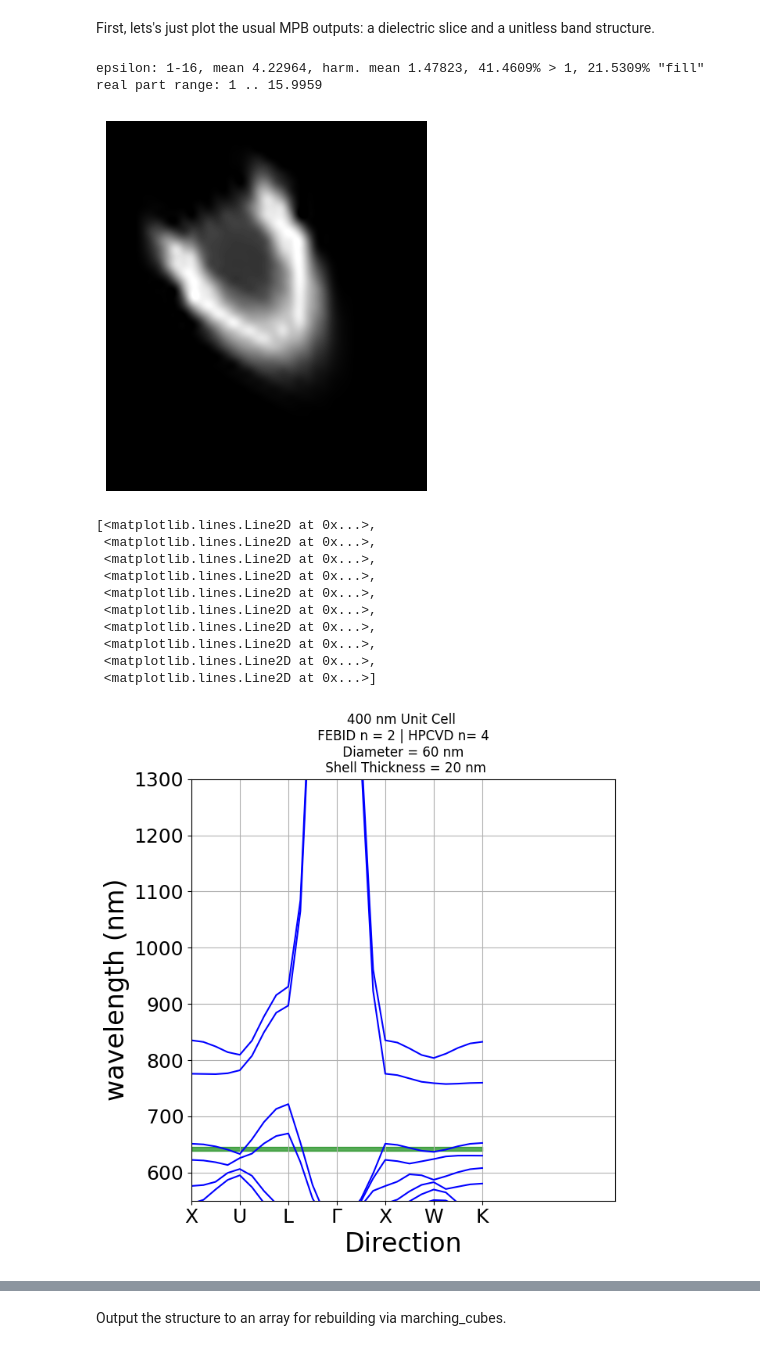
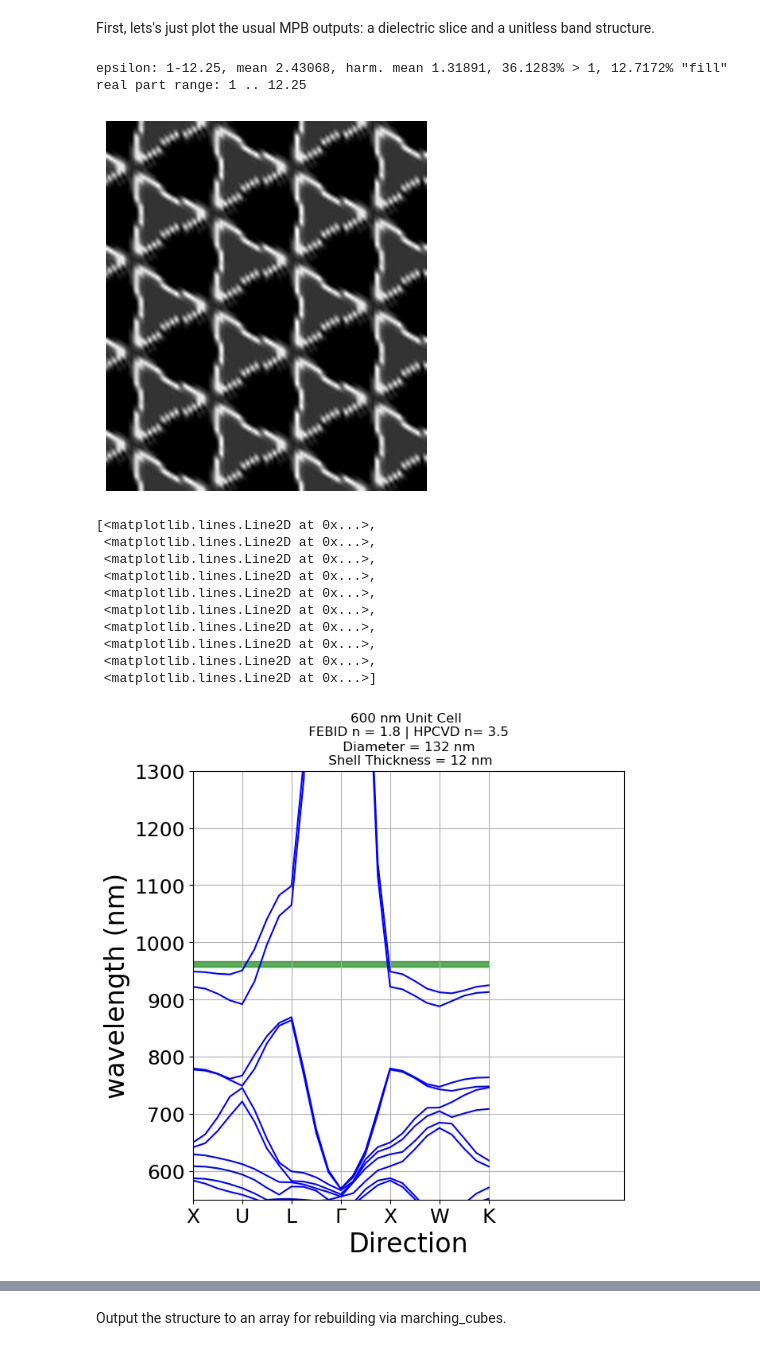
Before and after one commit to bhacha/crystalbuilder, a Jupyter notebook: examples/VedoAndMPB/DiamondPhCs/core_shell_diamond.ipynb, the cells around one changed output, grey strips where cells are left out. Saved outputs shown, nothing was run; the diff lists cells and outputs as text; code cells hidden in the pictures.

```diff
--- a/examples/VedoAndMPB/DiamondPhCs/core_shell_diamond.ipynb
+++ b/examples/VedoAndMPB/DiamondPhCs/core_shell_diamond.ipynb
@@ -43,7 +45,7 @@ diamond_points = [
 ]
 
 
-radius = .075
+radius = .11
 rel_diam = (radius*2)/a_conv
 cylinder_1 = geo.Cylinder.from_vertices([diamond_points[0], diamond_points[1]], radius=radius)
 cylinder_2 = geo.Cylinder.from_vertices([diamond_points[0], diamond_points[2]], radius=radius)
@@ -54,7 +56,7 @@ unit_cell = [cylinder_1, cylinder_2, cylinder_3, cylinder_4]
 # %% [markdown]
 We then use the same vertices to build the shell, by passing a different value for the radius. Right now, these structures will be independent. When we convert them to MPB objects, one will overwrite the other and form the core-shell structure.
 # %%
-shell_radius = .05
+shell_radius = .02
 rel_shell = (shell_radius/radius)
 full_radius = shell_radius+radius
 shell_1 = geo.Cylinder.from_vertices([diamond_points[0], diamond_points[1]], radius=full_radius)
@@ -90,9 +92,8 @@ It looks good, so let's convert to MPB and simulate a band structure.
 import meep as mp
 from meep import mpb
 
-febid_n = 2
-si_n = 4
-
+febid_n = 1.8
+si_n = 3.5
 febid_mat = mp.Medium(epsilon=(febid_n*febid_n))
 si_mat = mp.Medium(epsilon=(si_n * si_n))
 
@@ -158,7 +159,7 @@ First, lets's just plot the usual MPB outputs: a dielectric slice and a unitless
 # %%
 ## Plotting Dielectric Map ###
 plt.figure()
-md = mpb.MPBData(rectify=True, periods=1, resolution=64)
+md = mpb.MPBData(rectify=True, periods=4, resolution=64)
 eps = ms.get_epsilon()
 converted_eps = md.convert(eps)
 layer_slice = 10
@@ -167,7 +168,7 @@ plt.axis('off')
 plt.show()
 
 
-unit_cell = 400
+unit_cell = 600
 
 ### Plotting Band Structure ###
 crysfreqs = ms.all_freqs
@@ -175,36 +176,36 @@ nonzero_freqs = np.where(crysfreqs > 0, crysfreqs, .01)
 crysfreqs_scaled = (((unit_cell/1000)/nonzero_freqs)*1000)
 
 freqlims = np.array([.6202, .6263])
 wllims = (((unit_cell/1000)/freqlims)*1000)
 
 x = range(len(crysfreqs))
 figgy = plt.figure(figsize=(7,7))
 plt.plot(x,crysfreqs_scaled, color='blue');
 plt.fill_between(x, wllims[1], wllims[0], color='green', alpha=.65)
 points_in_between = (len(crysfreqs)-1) / (k_corners-1)
 tick_locs = [i*points_in_between for i in range(k_corners)]
 
 plt.xticks(tick_locs,tick_labs, size=18)
 plt.xlabel("Direction", size=24)
 
 plt.ylabel('wavelength (nm)', size=24)
 plt.yticks(size=18)
 
 plt.ylim((550, 1300))
 plt.xlim(0,35)
 
 plt.grid(True)
 figax = plt.gca()
 
 plt.title(f"{unit_cell} nm Unit Cell \n FEBID n = {febid_n} | HPCVD n= {si_n} \n Diameter = {rel_diam*unit_cell:.0f} nm \n Shell Thickness = {rel_shell * (rel_diam*unit_cell/2):.0f} nm")
 # plt.savefig("DiamondCoreShell-Unitless.png")
 
 plt.figure()
 plt.plot(x, crysfreqs, color='blue')
 # %% [output]
-epsilon: 1-16, mean 4.22964, harm. mean 1.47823, 41.4609% > 1, 21.5309% "fill"
-real part range: 1 .. 15.9959
+epsilon: 1-12.25, mean 2.43068, harm. mean 1.31891, 36.1283% > 1, 12.7172% "fill"
+real part range: 1 .. 12.25
-[figure, old version]
+[figure, new version]
 [<matplotlib.lines.Line2D at 0x...>,
  <matplotlib.lines.Line2D at 0x...>,
  <matplotlib.lines.Line2D at 0x...>,
@@ -215,4 +216,4 @@ real part range: 1 .. 15.9959
  <matplotlib.lines.Line2D at 0x...>,
  <matplotlib.lines.Line2D at 0x...>,
  <matplotlib.lines.Line2D at 0x...>]
-[figure, old version]
+[figure, new version]
```
Also changed, not shown: parts of 3 cells of this notebook, 3 other files.
